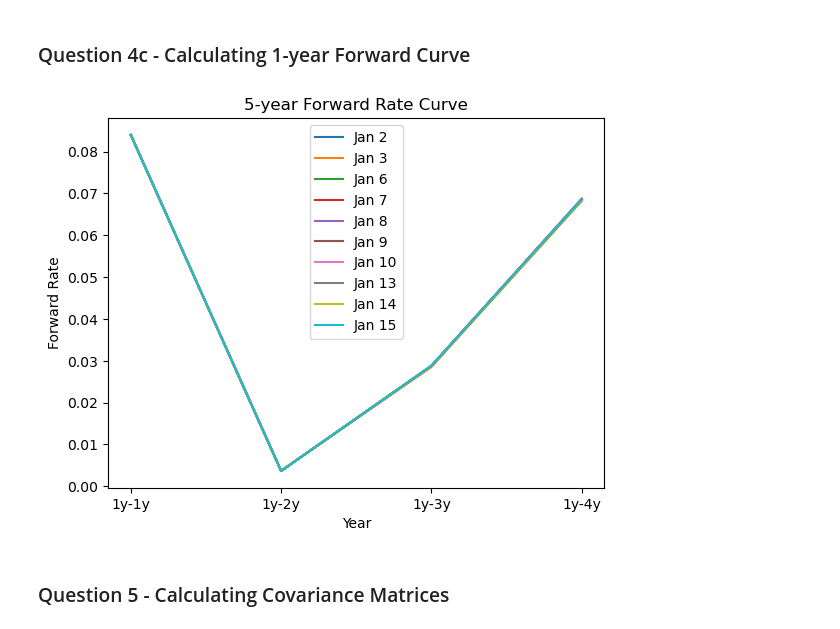
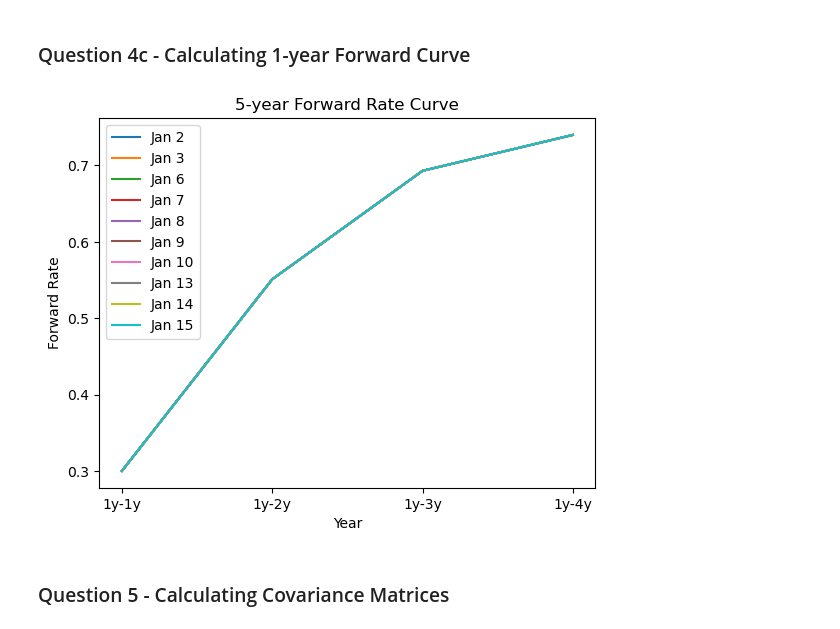
Before and after one commit to inhokiminho/APM466---Assignment-1, a Jupyter notebook: InhoKimAPM466Assignment1.ipynb, the cells around one changed output. Saved outputs shown, nothing was run; the diff lists cells and outputs as text; code cells hidden in the pictures.

```diff
--- a/InhoKimAPM466Assignment1.ipynb
+++ b/InhoKimAPM466Assignment1.ipynb
@@ -214,4 +212,9 @@ plt.show()
 [figure]
 # %% [markdown]
 ### Question 4b - Calculating Spot Rates
+# %%
+def calc_dirty_price(price, coupon_rate, date):
+    dirty_price = price + coupon_rate * (183 - (31 - date) - 29) / 365
+    dirty_price = round(dirty_price,3)
+    return dirty_price
 # %%
@@ -240,11 +243,11 @@ for i in range(10):
 # %%
 plt.xlabel('Date')
 plt.xticks(ticks = [0, 1, 2, 3, 4, 5, 6, 7, 8, 9, 10],labels = bond_data_dates)
-plt.ylabel('ytm')
+plt.ylabel('Spot Rate')
 plt.title('5-year Spot Rate')
 
 for i in range(10):
-    plt.plot(spot_list[i], label = measured_date_list[i])
+    plt.plot(spot_rates_master[i], label = measured_date_list[i])
 
 plt.legend()
 plt.show()
@@ -253,26 +256,28 @@ plt.show()
 # %% [markdown]
 ### Question 4c - Calculating 1-year Forward Curve
-# %%
-forward_rate = {}
-for i in range(0, 10):
-    forward_rate_list = []
-    t = 1
-    for k in range(0, 4):
-        t += 1
-        forward = (ytm_master[i][2 * k + 2] * j - ytm_master[i][2]) / (t - 1)
-        forward_rate_list.append(forward)
-    forward_rate[i] = forward_rate_list
+# %%
+def calc_forward_rate(spot_rate):
+    forward_rates = []
+    for i in range(0, 4):
+        n = i + 2
+        forward_rate = (((1 + spot_rate[n]) ** (2 * (1 + n)) / ((1 + spot_rate[0]) ** (2))) ** (1 / 2 / n) - 1)
+        forward_rates.append(round(forward_rate,3))
+    return forward_rates
+
+forward_rates_master = []
+for i in range(10):
+    forward_rates_master.append(calc_forward_rate(spot_rates_master[0]))
 # %%
 dates = ['Jan 2', 'Jan 3', 'Jan 6', 'Jan 7', 'Jan 8', 'Jan 9', 'Jan 10', 'Jan 13', 'Jan 14', 'Jan 15']
 plt.xlabel('Year')
 plt.xticks(ticks = [0, 1, 2, 3],labels = ['1y-1y','1y-2y','1y-3y','1y-4y'])
 plt.ylabel('Forward Rate')
 plt.title('5-year Forward Rate Curve')
 for i in range(10):
-    plt.plot(forward_rate[i], label = dates[i])
+    plt.plot(forward_rates_master[i], label = dates[i])
 plt.legend()
 plt.show()
 # %% [output]
-[figure, old version]
+[figure, new version]
 # %% [markdown]
 ### Question 5 - Calculating Covariance Matrices
```
Also changed, not shown: parts of 7 cells of this notebook, 2 other files.
